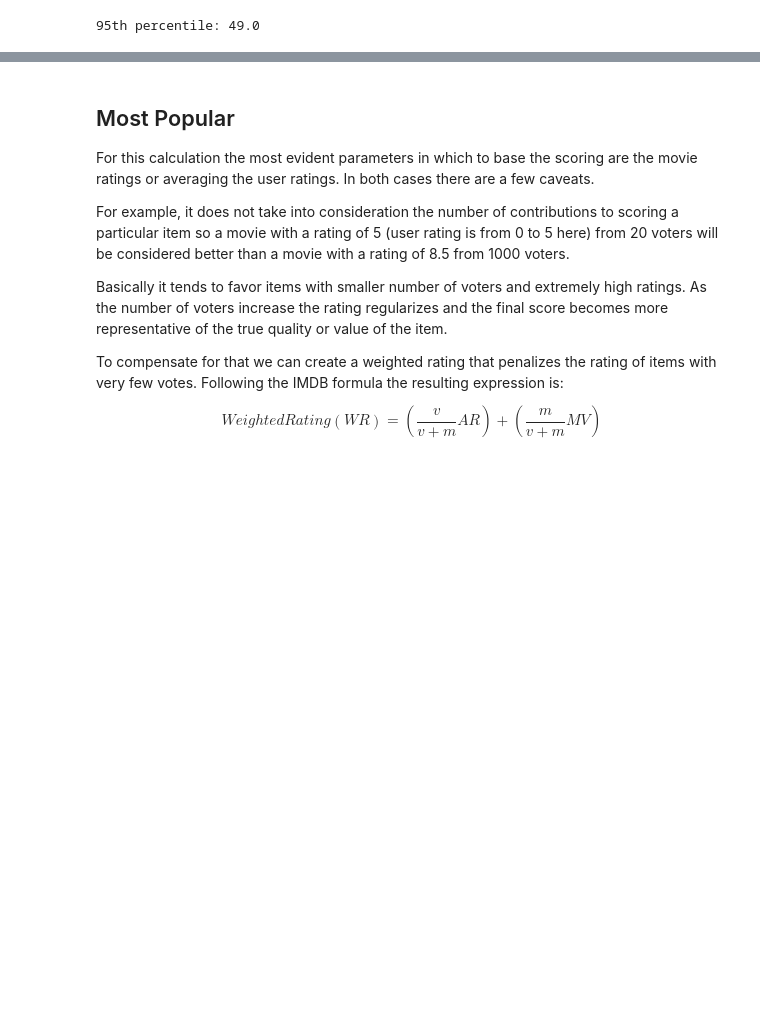
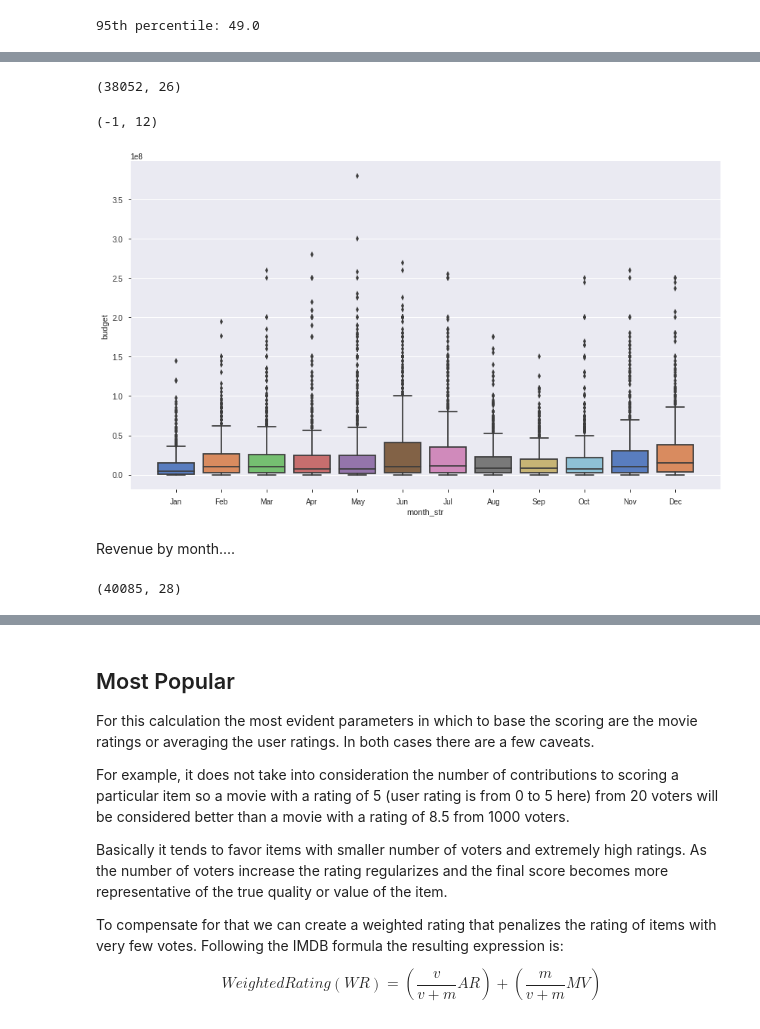
Before and after one commit to jgdelrio/tutorials, a Jupyter notebook: Recommenders/00_Recommenders_Intro.ipynb, the cells around one changed output, grey strips where cells are left out. Drawn from its saved outputs; the diff is of its cells as text; code cells hidden in the pictures; blank space fills up the shorter version.

```diff
--- a/Recommenders/00_Recommenders_Intro.ipynb
+++ b/Recommenders/00_Recommenders_Intro.ipynb
@@ -291,0 +334,27 @@ From the point of view of the movies, we have a few number of movies with more t
+# %%
+metadata[metadata["revenue"] == 0].shape
+# %% [output]
+(38052, 26)
+# %%
+metadata["revenue"] = metadata["revenue"].replace(0, np.nan)
+# %%
+month_order = ['Jan', 'Feb', 'Mar', 'Apr', 'May', 'Jun', 'Jul', 'Aug', 'Sep', 'Oct', 'Nov', 'Dec']
+metadata["month_str"] = metadata.month.apply(lambda x: month_order[x-1])
+
+metadata["budget"] = metadata["budget"].replace(0, np.nan)
+metadata["budget"] = pd.to_numeric(metadata["budget"], errors="coerce")
+
+fig, ax = plt.subplots(nrows=1, ncols=1,figsize=(14, 8))
+sns.boxplot(x="month_str", y="budget", data=metadata[metadata["budget"].notnull()],
+            palette="muted", ax =ax, order=month_order)
+ax.set_xlim([-1, 12])
+# %% [output]
+(-1, 12)
+[figure, added]
+# %% [markdown]
+Revenue by month....
+# %%
+metadata["return"] = metadata["revenue"] / metadata["budget"]
+metadata[metadata["return"].isnull()].shape
+# %% [output]
+(40085, 28)
```
Also changed, not shown: parts of 17 cells of this notebook.
